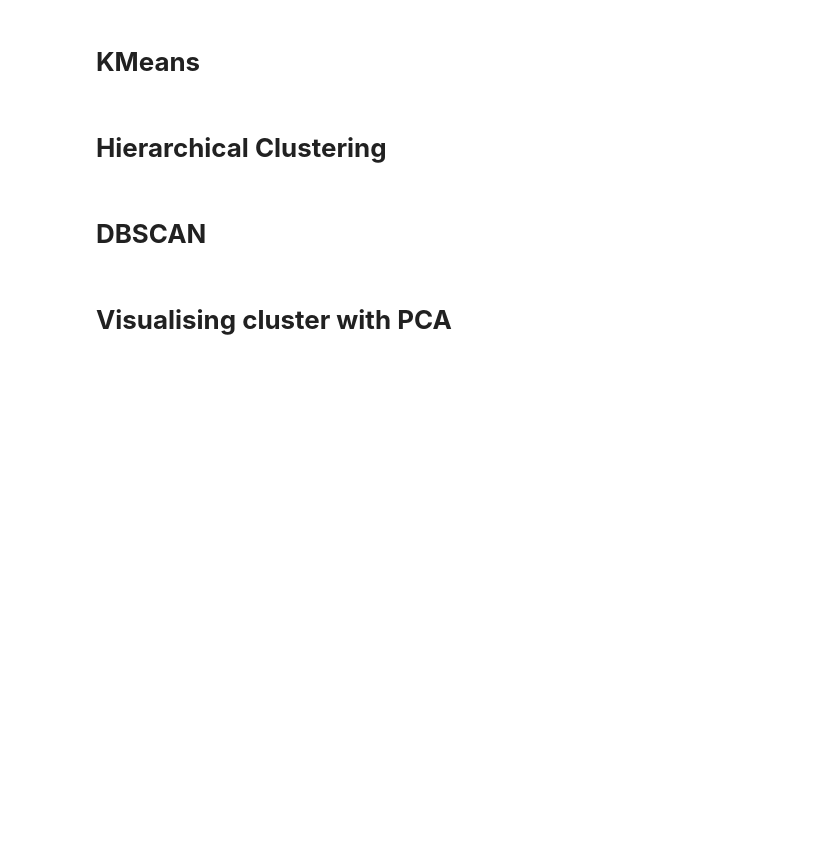
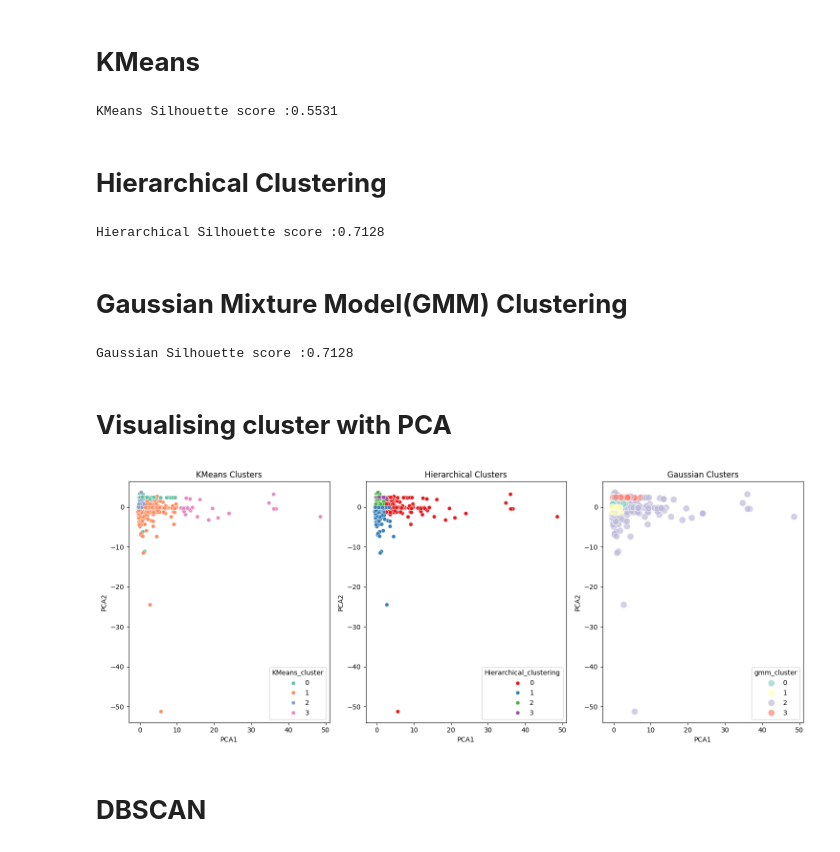
Before and after one commit to AshuuMishra/Customer_Segmentation_using_Unsupervised_ML, a Jupyter notebook: Bank_customer_segementation.ipynb, the cells around one changed output. Saved outputs shown, nothing was run; the diff lists cells and outputs as text; code cells hidden in the pictures; blank space fills up the shorter version.

```diff
--- a/Bank_customer_segementation.ipynb
+++ b/Bank_customer_segementation.ipynb
@@ -245,28 +252,70 @@ from sklearn.cluster import KMeans,DBSCAN,AgglomerativeClustering
 from sklearn.metrics import silhouette_score
 import scipy.cluster.hierarchy as sch
 
+
 # PCA (retain 95% of variance)
-pca=PCA(n_components=0.95)
+pca=PCA(n_components=2)
 pca_feature=pca.fit_transform(scaled_feature)
-df['PCA1']=pca_feature[:,0]
-df['PCA2']=pca_feature[:,1]
+sampled_df['PCA1']=pca_feature[:,0]
+sampled_df['PCA2']=pca_feature[:,1]
 # df['PCA1']
 # %% [markdown]
 # **KMeans**
 # %%
 # Kmeans clustering
+
+
+# will use this same sampled df for entire ML models
+
 kmeans=KMeans(n_clusters=4,random_state=101)
-df['KMeans_cluster']=kmeans.fit_predict(scaled_feature)
+sampled_df['KMeans_cluster']=kmeans.fit_predict(scaled_feature)
 
-kmeans_score=silhouette_score(scaled_feature,df['KMeans_cluster'])
+kmeans_score=silhouette_score(scaled_feature,sampled_df['KMeans_cluster'])
 print(f"KMeans Silhouette score :{kmeans_score:.4f}")
+# %% [output]
+KMeans Silhouette score :0.5531
 # %% [markdown]
 # **Hierarchical Clustering**
 # %%
 hierarchical = AgglomerativeClustering(n_clusters=4)
-df['Hierarchical_clustering']=hierarchical.fit_predict(scaled_feature)
+sampled_df['Hierarchical_clustering']=hierarchical.fit_predict(scaled_feature)
 
-hierarchical_score=silhouette_score(scaled_feature,df['Hierarchical_clustering'])
+hierarchical_score=silhouette_score(scaled_feature,sampled_df['Hierarchical_clustering'])
 print(f"Hierarchical Silhouette score :{hierarchical_score:.4f}")
+# %% [output]
+Hierarchical Silhouette score :0.7128
+# %% [markdown]
+# **Gaussian Mixture Model(GMM) Clustering**
+# %%
+from sklearn.mixture import GaussianMixture
+gmm=GaussianMixture(n_components=4,random_state=42)
+sampled_df['gmm_cluster']=gmm.fit_predict(scaled_feature)
+
+
+Gaussian_score=silhouette_score(scaled_feature,sampled_df['gmm_cluster'])
+print(f"Gaussian Silhouette score :{hierarchical_score:.4f}")
+# %% [output]
+Gaussian Silhouette score :0.7128
+# %% [markdown]
+# **Visualising cluster with PCA**
+# %%
+plt.figure(figsize=(15, 6))
+plt.subplot(1, 3, 1)
+sns.scatterplot(data=sampled_df, x='PCA1', y='PCA2', hue='KMeans_cluster', palette='Set2')
+plt.title('KMeans Clusters')
+
+plt.subplot(1, 3, 2)
+sns.scatterplot(data=sampled_df, x='PCA1', y='PCA2', hue='Hierarchical_clustering', palette='Set1')
+plt.title('Hierarchical Clusters')
+
+plt.subplot(1, 3, 3)
+sns.scatterplot(data=sampled_df, x='PCA1', y='PCA2', hue='gmm_cluster', palette='Set3',s=100,
+    alpha=0.7)
+plt.title('Gaussian Clusters')
+
+plt.tight_layout()
+plt.show()
+# %% [output]
+[figure, added]
 # %% [markdown]
 # **DBSCAN**
@@ -284,2 +321,0 @@ else:
-# %% [markdown]
-# **Visualising cluster with PCA**
```
Also changed, not shown: parts of 8 cells of this notebook.
